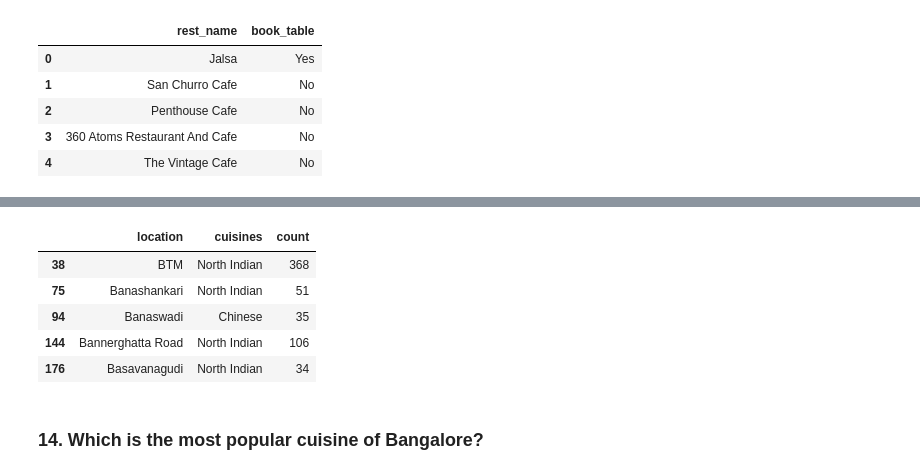
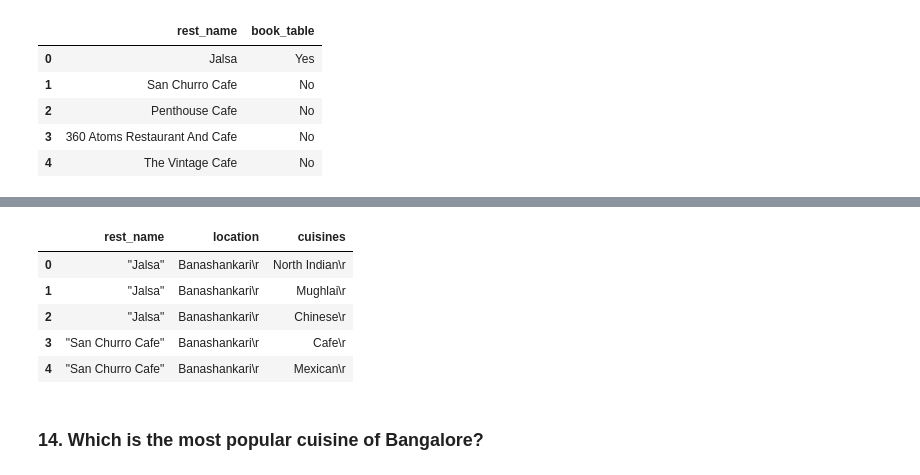
Before and after one commit to Bhuvi128/Bengaluru-Restaurant-Trends-Analysis, a Jupyter notebook: Bengaluru Restaurant Trends Analysis.ipynb, the cells around one changed output, grey strips where cells are left out. Saved outputs shown, nothing was run; the diff lists cells and outputs as text; code cells hidden in the pictures.

```diff
--- a/Bengaluru Restaurant Trends Analysis.ipynb
+++ b/Bengaluru Restaurant Trends Analysis.ipynb
@@ -371,12 +306,22 @@ print(most_common_cuisines)
-# %%
-most_common_cuisines.head()
-# %% [output]
-|  | location | cuisines | count |
-| 38 | BTM | North Indian | 368 |
-| 75 | Banashankari | North Indian | 51 |
-| 94 | Banaswadi | Chinese | 35 |
-| 144 | Bannerghatta Road | North Indian | 106 |
-| 176 | Basavanagudi | North Indian | 34 |
+# %%
+query = """
+select re.rest_name, lo.location, cu.cuisines
+from location lo right join restaurant re
+on lo.location_id = re.location_id
+left join restaurant_cuisine rc
+on re.restaurant_id = rc.restaurant_id
+left join cuisine cu
+on rc.cuisine_id = cu.cuisine_id;
+"""
+cuisine_loc_rest = pd.read_sql(query, conn)
+cuisine_loc_rest.head()
+# %% [output]
+|  | rest_name | location | cuisines |
+| 0 | "Jalsa" | Banashankari\r | North Indian\r |
+| 1 | "Jalsa" | Banashankari\r | Mughlai\r |
+| 2 | "Jalsa" | Banashankari\r | Chinese\r |
+| 3 | "San Churro Cafe" | Banashankari\r | Cafe\r |
+| 4 | "San Churro Cafe" | Banashankari\r | Mexican\r |
 # %% [markdown]
 ### 14. Which is  the most popular cuisine of Bangalore?
 # %%
```
Also changed, not shown: parts of 31 cells of this notebook, 1 other file.
